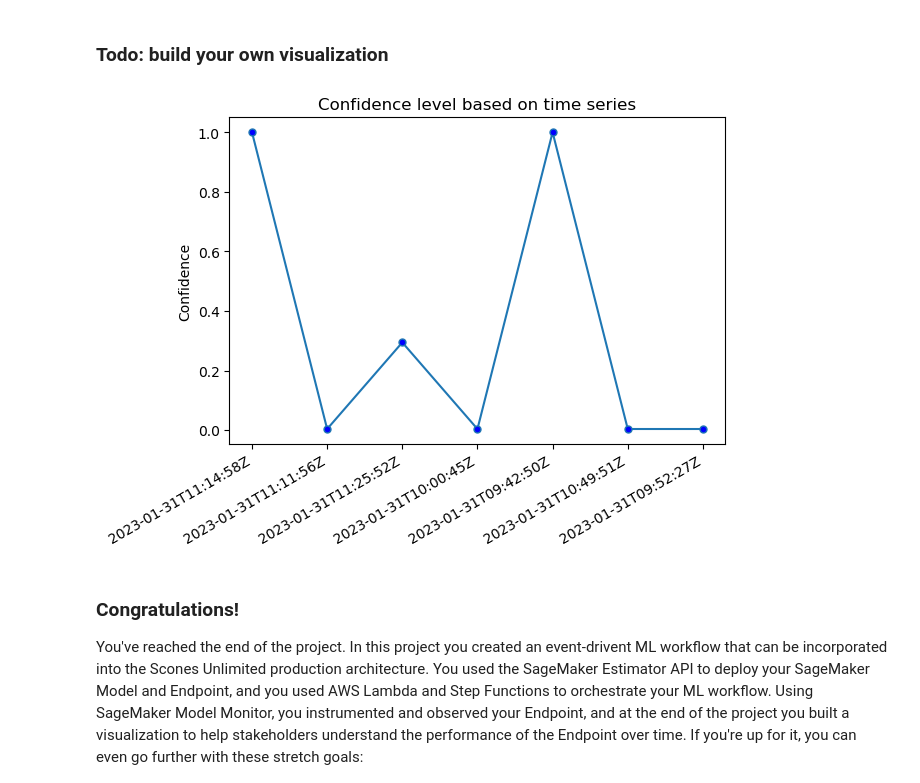
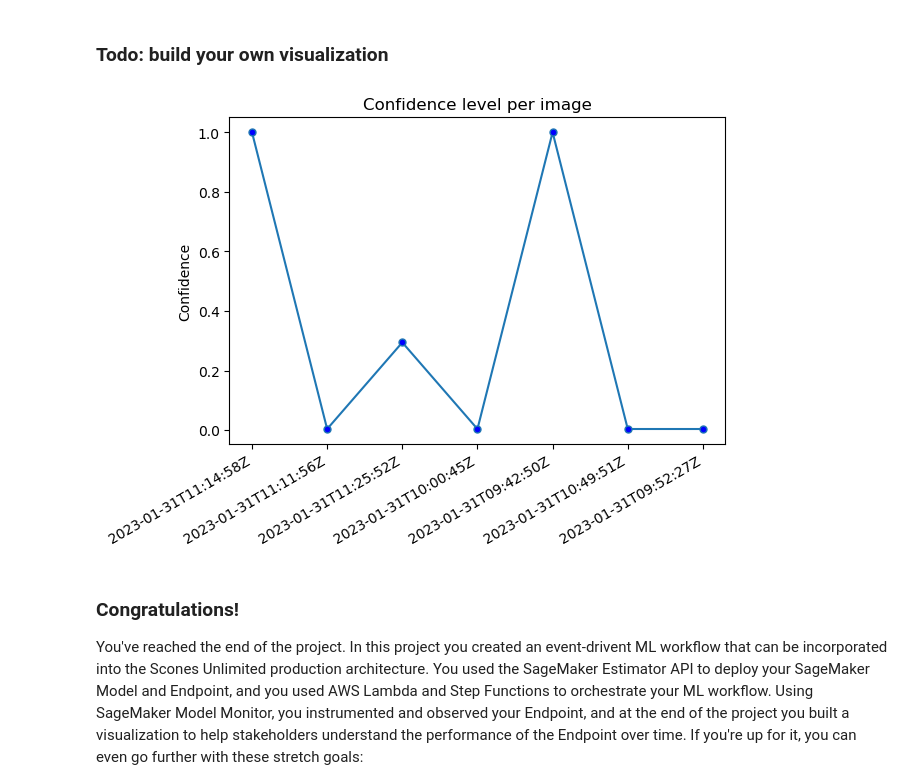
Before and after one commit to edidiongaligbe/udacity-nd009t-C2-Developing-ML-Workflow, a Jupyter notebook: project/starter.ipynb, the cells around one changed output. Saved outputs shown, nothing was run; the diff lists cells and outputs as text; code cells hidden in the pictures.

```diff
--- a/project/starter.ipynb
+++ b/project/starter.ipynb
@@ -726,23 +726,23 @@ plt.show()
 # %%
 
 x_values = []
 y_values = []
 for obj in json_data:
     inference, timestamp = simple_getter(obj)
 
     y_values.append(inference[0])
     x_values.append(timestamp)
 
 fig, ax = plt.subplots()
 
 ax.plot(x_values, y_values, marker='o', markerfacecolor='blue', markersize=5)
 fig.autofmt_xdate()
 plt.ylabel('Confidence')
-plt.title('Confidence level based on time series')
+plt.title('Confidence level per image')
 
 plt.show()
 # %% [output]
-[figure, old version]
+[figure, new version]
 # %% [markdown]
 ### Congratulations!
 
```
